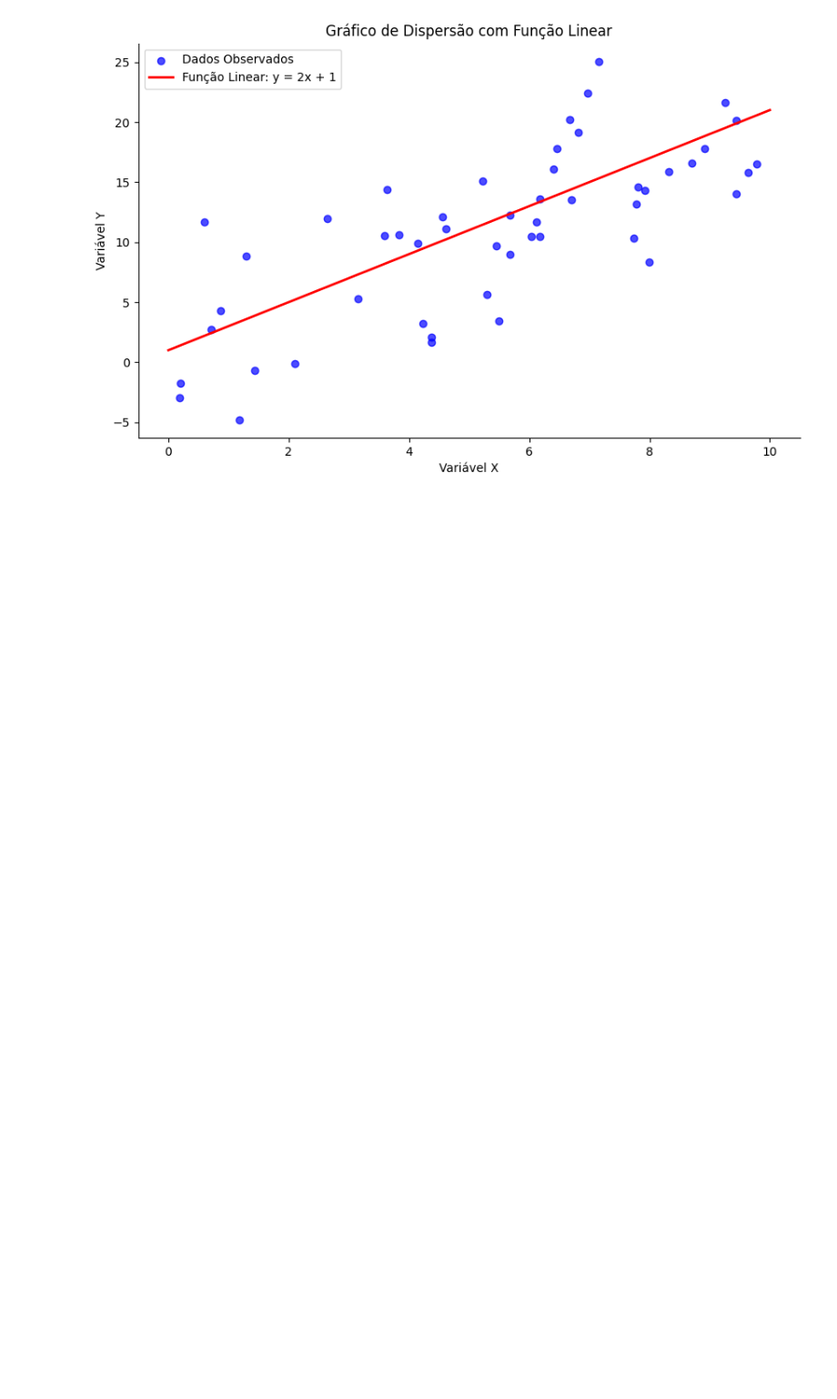
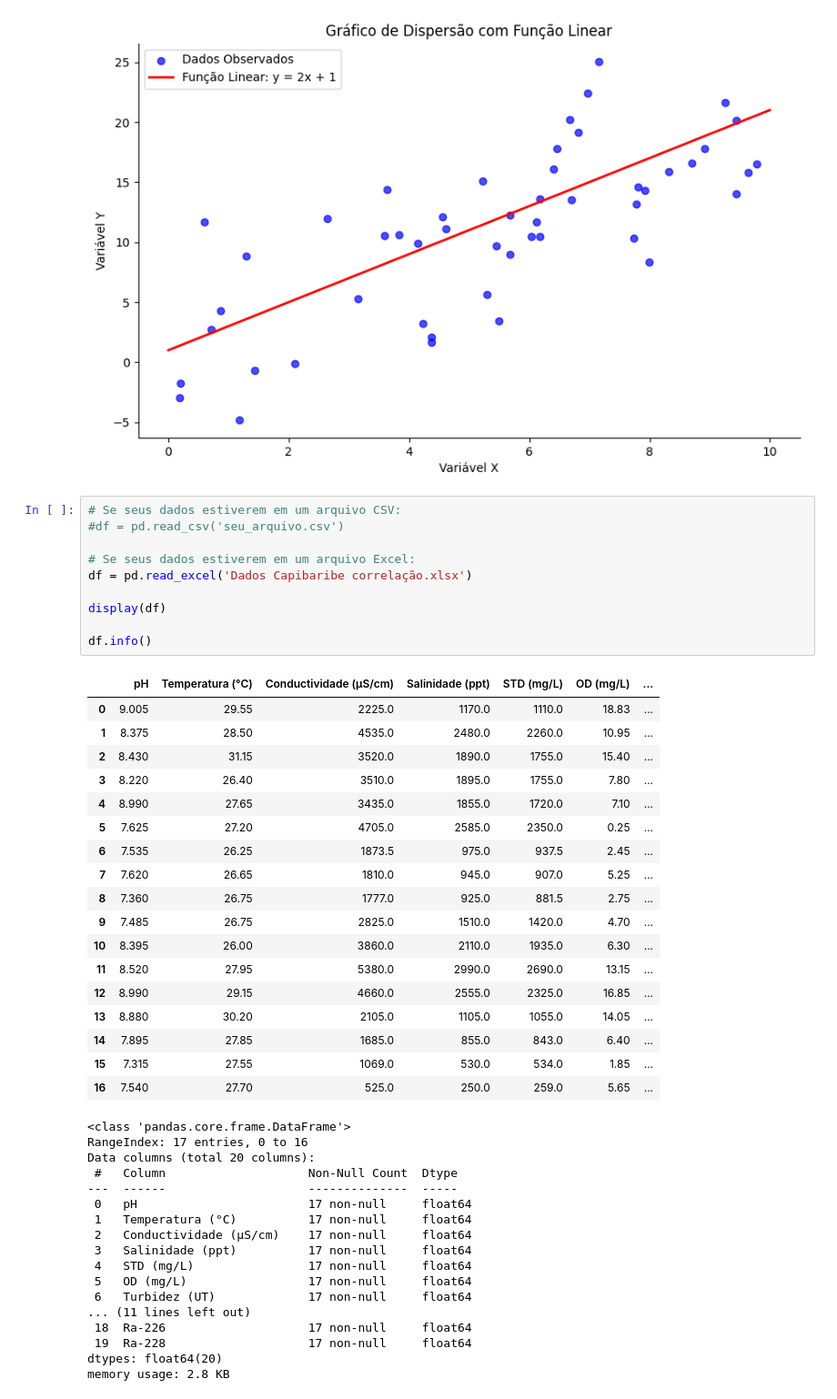
Before and after one commit to Robert-FM/AM_preparacao, a Jupyter notebook: EDA.ipynb, the cells around one changed output. Shown: that part at 91% size. Saved outputs shown, nothing was run; the diff lists cells and outputs as text; blank space fills up the shorter version.

```diff
--- a/EDA.ipynb
+++ b/EDA.ipynb
@@ -113,3 +115,49 @@ plt.legend()
 plt.show()
 # %% [output]
 [figure]
+# %%
+# Se seus dados estiverem em um arquivo CSV:
+#df = pd.read_csv('seu_arquivo.csv')
+
+# Se seus dados estiverem em um arquivo Excel:
+df = pd.read_excel('Dados Capibaribe correlação.xlsx')
+
+display(df)
+
+df.info()
+# %% [output]
+|  | pH | Temperatura (°C) | Conductividade (µS/cm) | Salinidade (ppt) | STD (mg/L) | OD (mg/L) | ... |
+| 0 | 9.005 | 29.55 | 2225.0 | 1170.0 | 1110.0 | 18.83 | ... |
+| 1 | 8.375 | 28.50 | 4535.0 | 2480.0 | 2260.0 | 10.95 | ... |
+| 2 | 8.430 | 31.15 | 3520.0 | 1890.0 | 1755.0 | 15.40 | ... |
+| 3 | 8.220 | 26.40 | 3510.0 | 1895.0 | 1755.0 | 7.80 | ... |
+| 4 | 8.990 | 27.65 | 3435.0 | 1855.0 | 1720.0 | 7.10 | ... |
+| 5 | 7.625 | 27.20 | 4705.0 | 2585.0 | 2350.0 | 0.25 | ... |
+| 6 | 7.535 | 26.25 | 1873.5 | 975.0 | 937.5 | 2.45 | ... |
+| 7 | 7.620 | 26.65 | 1810.0 | 945.0 | 907.0 | 5.25 | ... |
+| 8 | 7.360 | 26.75 | 1777.0 | 925.0 | 881.5 | 2.75 | ... |
+| 9 | 7.485 | 26.75 | 2825.0 | 1510.0 | 1420.0 | 4.70 | ... |
+| 10 | 8.395 | 26.00 | 3860.0 | 2110.0 | 1935.0 | 6.30 | ... |
+| 11 | 8.520 | 27.95 | 5380.0 | 2990.0 | 2690.0 | 13.15 | ... |
+| 12 | 8.990 | 29.15 | 4660.0 | 2555.0 | 2325.0 | 16.85 | ... |
+| 13 | 8.880 | 30.20 | 2105.0 | 1105.0 | 1055.0 | 14.05 | ... |
+| 14 | 7.895 | 27.85 | 1685.0 | 855.0 | 843.0 | 6.40 | ... |
+| 15 | 7.315 | 27.55 | 1069.0 | 530.0 | 534.0 | 1.85 | ... |
+| 16 | 7.540 | 27.70 | 525.0 | 250.0 | 259.0 | 5.65 | ... |
+<class 'pandas.core.frame.DataFrame'>
+RangeIndex: 17 entries, 0 to 16
+Data columns (total 20 columns):
+ #   Column                    Non-Null Count  Dtype
+---  ------                    --------------  -----
+ 0   pH                        17 non-null     float64
+ 1   Temperatura (°C)          17 non-null     float64
+ 2   Conductividade (µS/cm)    17 non-null     float64
+ 3   Salinidade (ppt)          17 non-null     float64
+ 4   STD (mg/L)                17 non-null     float64
+ 5   OD (mg/L)                 17 non-null     float64
+ 6   Turbidez (UT)             17 non-null     float64
+... (11 lines left out)
+ 18  Ra-226                    17 non-null     float64
+ 19  Ra-228                    17 non-null     float64
+dtypes: float64(20)
+memory usage: 2.8 KB
```
Also changed, not shown: parts of 3 cells of this notebook, 1 other file.
